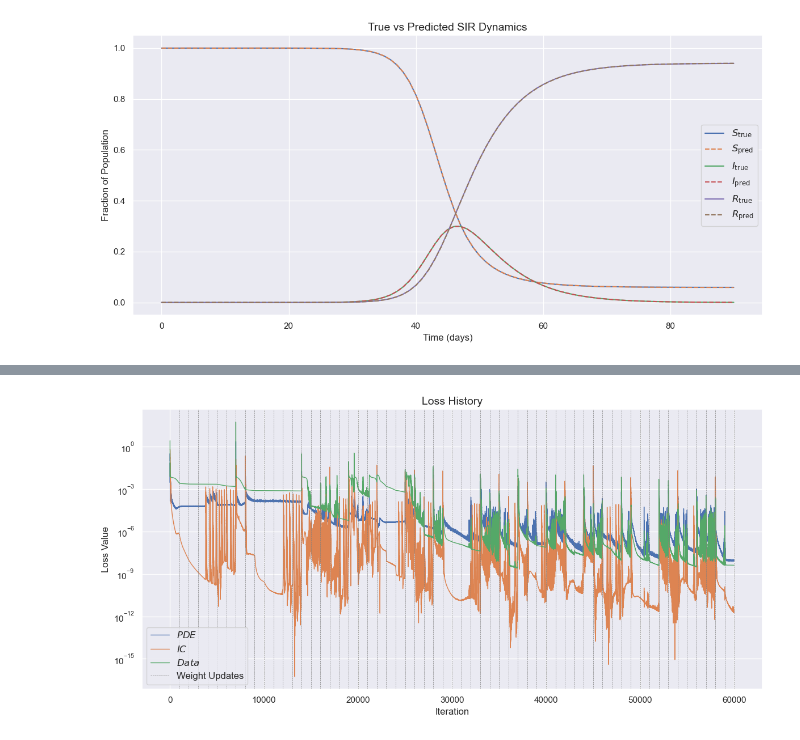
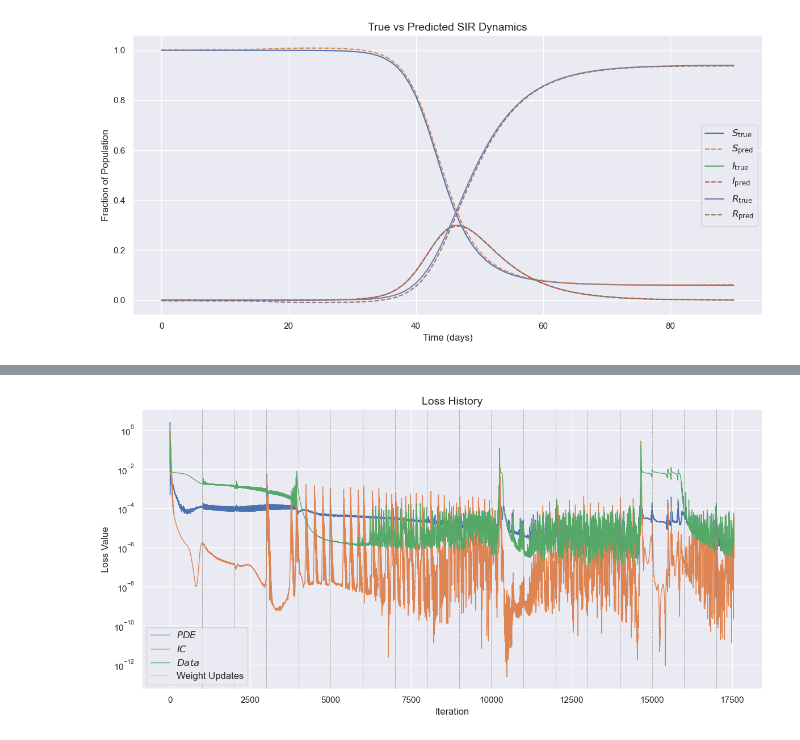
Before and after one commit to GiacomoGuidotto/sir-pinn, a Jupyter notebook: src/constant_rate_joint/constant_rate_joint.ipynb, the cells around one changed output, grey strips where cells are left out. Cells and saved outputs as stored; diff of their text form; code cells hidden in the pictures.

Commit message:
chore: add patience and smoothing factor

```diff
--- a/src/constant_rate_joint/constant_rate_joint.ipynb
+++ b/src/constant_rate_joint/constant_rate_joint.ipynb
@@ -146,7 +146,7 @@ class PINN(nn.Module):
       self,
       given_N,
       given_delta,
-      initial_beta,
+      given_initial_beta,
       layers_dimensions,
       activation,
       output_activation,
@@ -159,7 +159,7 @@ class PINN(nn.Module):
     self.net_I = create_fnn(layers_dimensions, activation, output_activation)
 
     self.beta = torch.nn.Parameter(
-      torch.tensor(initial_beta, dtype=torch.float32)
+      torch.tensor(given_initial_beta, dtype=torch.float32)
     )
     self.delta = given_delta
     self.N = torch.tensor(given_N, dtype=torch.float32)
@@ -196,9 +196,15 @@ use_saved_model = False  # whether to explicitly trigger a new training
 iterations = 60000  # number of optimizer steps
 sampling_points = 2000  # number of points to sample each step for computing losses
 
-weights_updates = 1000  # number of steps between updates of the weighted sum's weights
 learning_rate = 1e-3  # optimizer learning rate
+patience = 3000  # number of steps without loss improvement to stop training
 log_interval = 1000  # for debug purpose, number of steps between logging training info
+
+weights_update_rate = 1000  # number of steps between updates of the weighted sum's weights
+initial_weight_pde = 0.1  # initial weight for PDE loss
+initial_weight_ic = 0.45  # initial weight for IC loss
+# initial_weight_data = 1 - initial_weight_pde - initial_weight_ic
+smoothing_factor = 0.9  # smoothing factor for weights updates
 
 layers = [1] + [128] * 3 + [64] * 2 + [1]  # neural network architecture
 activation_fn = nn.Tanh()  # activation function for hidden layers
@@ -206,14 +212,14 @@ output_activation_fn = Square()  # activation function for output layer
 
 loss_fn = nn.MSELoss()  # selected loss function: Mean Squared Error
 
-beta_guess = 0.3  # initial value for beta parameter
+initial_beta = 0.3  # initial value for beta parameter
 # %% [markdown]
 ### Training
 # %%
 model = PINN(
   given_N=1.0,
   given_delta=delta,
-  initial_beta=beta_guess,
+  given_initial_beta=initial_beta,
   layers_dimensions=layers,
   activation=activation_fn,
   output_activation=output_activation_fn
@@ -429,33 +456,33 @@ if not use_saved_model:
 # %%
 plt.figure(figsize=(12, 6))
 
 sns.lineplot(data=loss_df['L_pde'], label='$PDE$', linewidth=1)
 sns.lineplot(data=loss_df['L_ic'], label='$IC$', linewidth=1)
 sns.lineplot(data=loss_df['L_data'], label='$Data$', linewidth=1)
 
 plt.title('Loss History', fontsize=14)
 plt.xlabel('Iteration', fontsize=12)
 plt.ylabel('Loss Value', fontsize=12)
 plt.yscale('log')
 
 plt.axvline(
-  x=weights_updates,
+  x=weights_update_rate,
   color='gray',
   linestyle='--',
   linewidth=0.5,
   label='Weight Updates'
 )
-for w in range(weights_updates * 2, iterations + 1, weights_updates):
+for w in range(weights_update_rate * 2, len(loss_df) + 1, weights_update_rate):
   plt.axvline(x=w, color='gray', linestyle='--', linewidth=0.5)
 
 plt.legend(fontsize=12, loc='lower left')
 
 plt.tight_layout()
 
 if not use_saved_model:
   plt.savefig(f'{figures_dir}/loss_history_{timestamp}.png', dpi=300)
 # %% [output]
-[figure, old version]
+[figure, new version]
 # %%
 plt.figure(figsize=(12, 6))
 
```
Also changed, not shown: parts of 7 cells of this notebook, 9 other files.
